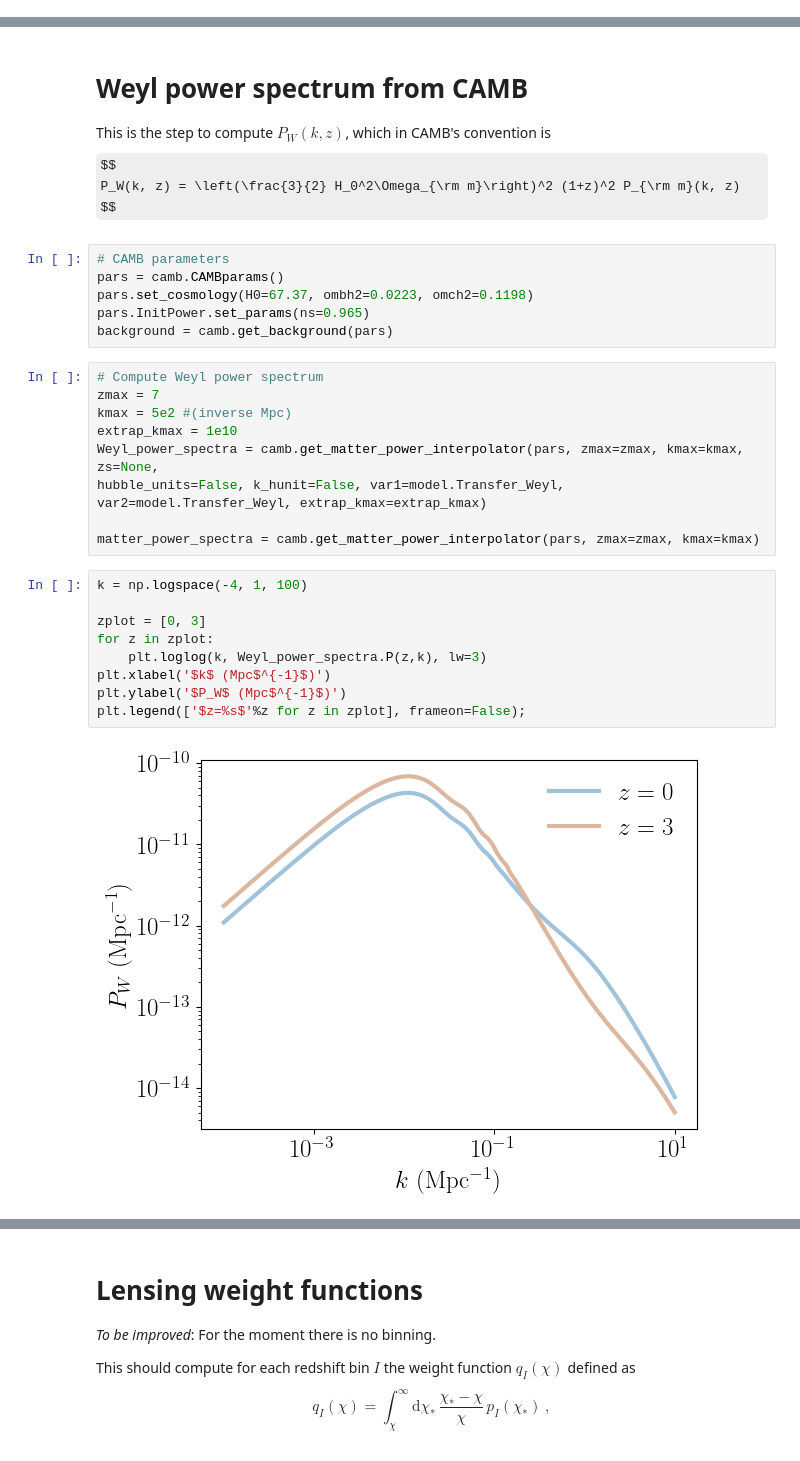
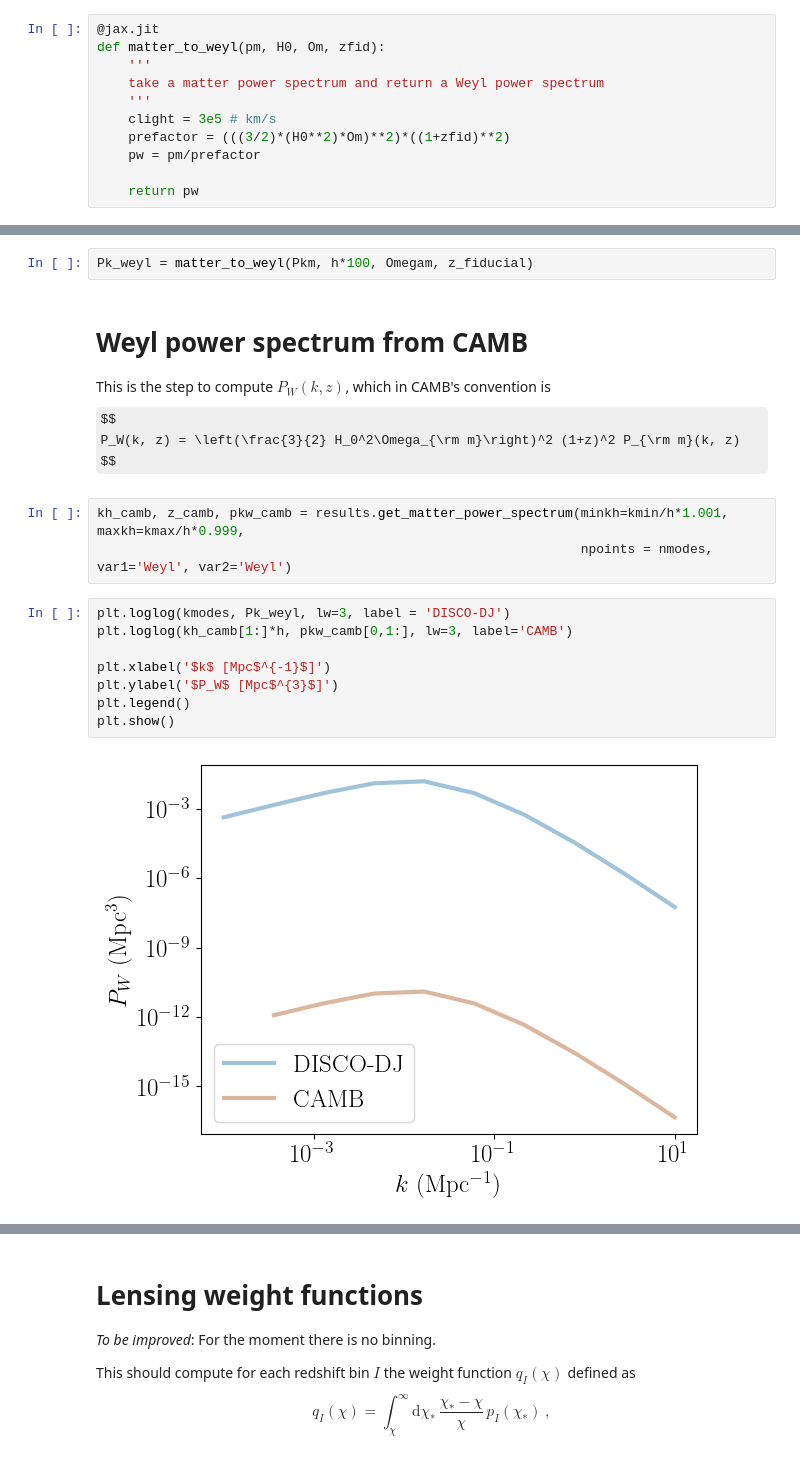
Before and after one commit to nataliehogg/focsle, a Jupyter notebook: notebooks/cosmic_shear_disco.ipynb, the cells around one changed output, grey strips where cells are left out. Drawn from its saved outputs; the diff is of its cells as text; some formulas as TeX source.

```diff
--- a/notebooks/cosmic_shear_disco.ipynb
+++ b/notebooks/cosmic_shear_disco.ipynb
@@ -51,0 +161,11 @@ def arcmintorad(angle_arcmin):
+# %%
+@jax.jit
+def matter_to_weyl(pm, H0, Om, zfid):
+    '''
+    take a matter power spectrum and return a Weyl power spectrum
+    '''
+    clight = 3e5 # km/s
+    prefactor = (((3/2)*(H0**2)*Om)**2)*((1+zfid)**2)
+    pw = pm/prefactor
+
+    return pw
@@ -52,3 +174,5 @@ def arcmintorad(angle_arcmin):
+# %%
+Pk_weyl = matter_to_weyl(Pkm, h*100, Omegam, z_fiducial)
 # %% [markdown]
 # Weyl power spectrum from CAMB
 
@@ -56,29 +180,16 @@ This is the step to compute $P_W(k, z)$, which in CAMB's convention is
 $$
 P_W(k, z) = \left(\frac{3}{2} H_0^2\Omega_{\rm m}\right)^2 (1+z)^2 P_{\rm m}(k, z)
 $$
-# %%
-# CAMB parameters
-pars = camb.CAMBparams()
-pars.set_cosmology(H0=67.37, ombh2=0.0223, omch2=0.1198)
-pars.InitPower.set_params(ns=0.965)
-background = camb.get_background(pars)
-# %%
-# Compute Weyl power spectrum
-zmax = 7
-kmax = 5e2 #(inverse Mpc)
-extrap_kmax = 1e10
-Weyl_power_spectra = camb.get_matter_power_interpolator(pars, zmax=zmax, kmax=kmax, zs=None,
-hubble_units=False, k_hunit=False, var1=model.Transfer_Weyl, var2=model.Transfer_Weyl, extrap_kmax=extrap_kmax)
-
-matter_power_spectra = camb.get_matter_power_interpolator(pars, zmax=zmax, kmax=kmax)
+# %%
+kh_camb, z_camb, pkw_camb = results.get_matter_power_spectrum(minkh=kmin/h*1.001, maxkh=kmax/h*0.999,
+                                                              npoints = nmodes, var1='Weyl', var2='Weyl')
 # %%
-k = np.logspace(-4, 1, 100)
+plt.loglog(kmodes, Pk_weyl, lw=3, label = 'DISCO-DJ')
+plt.loglog(kh_camb[1:]*h, pkw_camb[0,1:], lw=3, label='CAMB')
 
-zplot = [0, 3]
-for z in zplot:
-    plt.loglog(k, Weyl_power_spectra.P(z,k), lw=3)
-plt.xlabel('$k$ (Mpc$^{-1}$)')
-plt.ylabel('$P_W$ (Mpc$^{-1}$)')
-plt.legend(['$z=%s$'%z for z in zplot], frameon=False);
+plt.xlabel('$k$ [Mpc$^{-1}$]')
+plt.ylabel('$P_W$ [Mpc$^{3}$]')
+plt.legend()
+plt.show()
 # %% [output]
-[figure, old version]
+[figure, new version]
```
Also changed, not shown: parts of 37 cells of this notebook, 2 other files.
